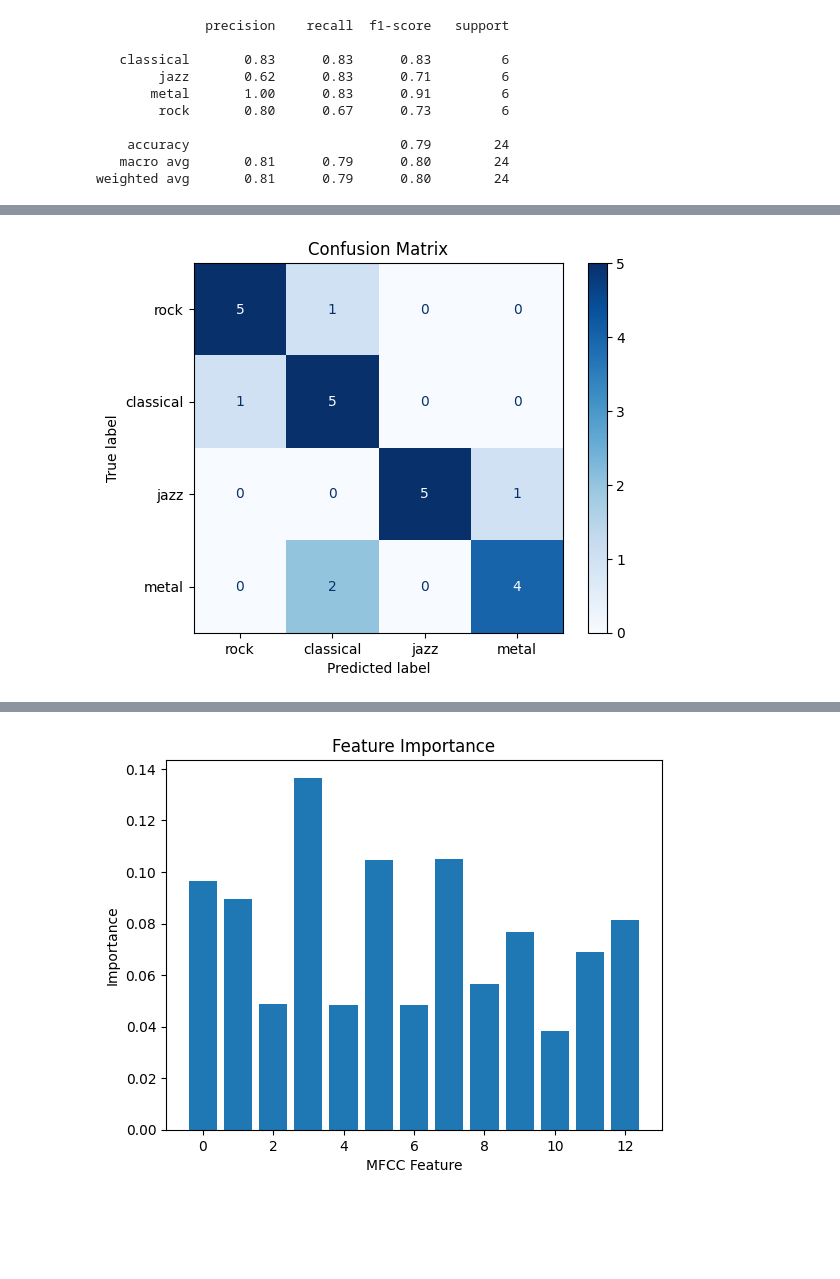
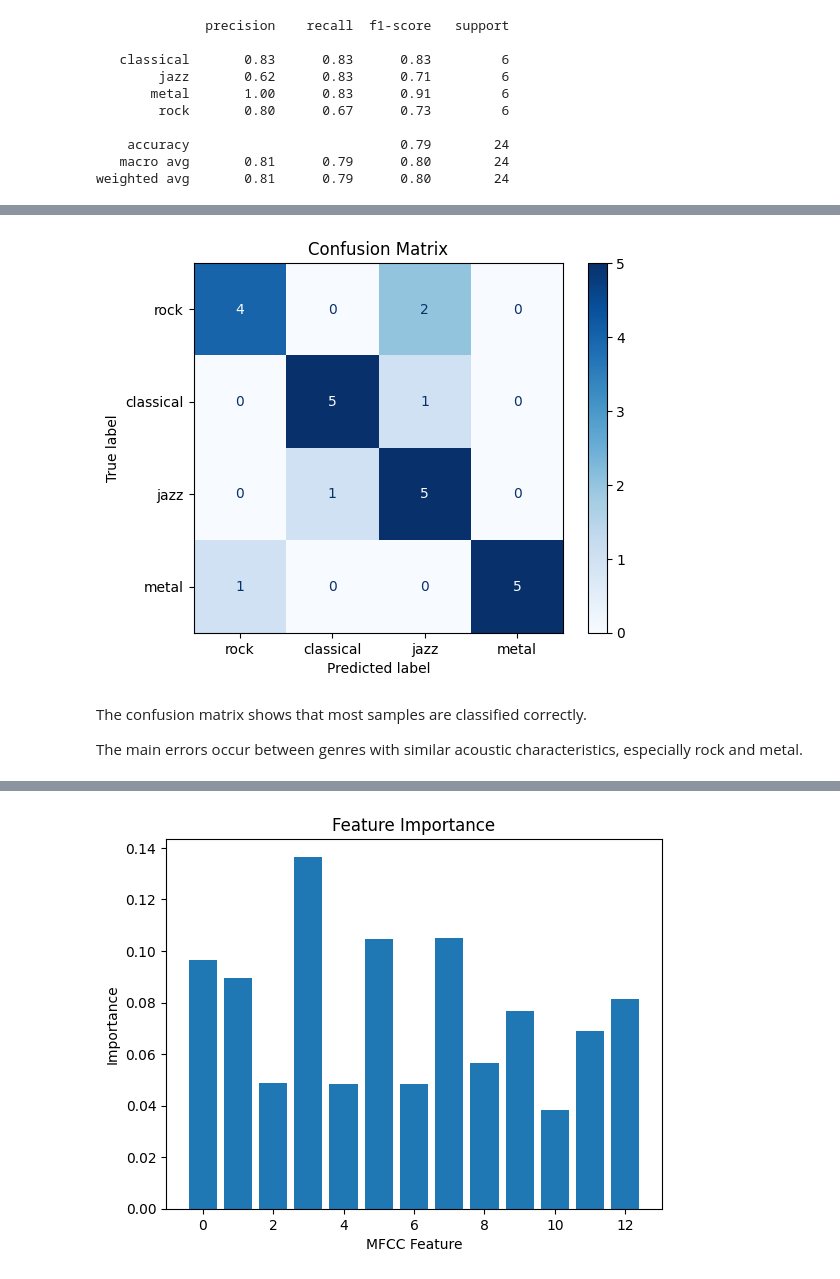
Before and after one commit to Wadenkrampfff/Music-Genre-Classification-with-CNNs-and-Audio-Based-Song-Recommendation, a Jupyter notebook: notebooks/05_model_evaluation.ipynb, the cells around one changed output, grey strips where cells are left out. Drawn from its saved outputs; the diff is of its cells as text; code cells hidden in the pictures; blank space fills up the shorter version.

Commit message:
Polish week 5 model evaluation and error analysis notebook

```diff
--- a/notebooks/05_model_evaluation.ipynb
+++ b/notebooks/05_model_evaluation.ipynb
@@ -98,13 +163,17 @@ weighted avg       0.81      0.79      0.80        24
 # %%
-cm = confusion_matrix(y_test, y_pred)
+cm = confusion_matrix(y_test, y_pred, labels=genres)
 
 disp = ConfusionMatrixDisplay(
     confusion_matrix=cm,
     display_labels=genres
 )
 
 disp.plot(cmap="Blues")
 plt.title("Confusion Matrix")
 plt.show()
 # %% [output]
-[figure, old version]
+[figure, new version]
+# %% [markdown]
+The confusion matrix shows that most samples are classified correctly.
+
+The main errors occur between genres with similar acoustic characteristics, especially rock and metal.
```
Also changed, not shown: parts of 18 cells of this notebook.
